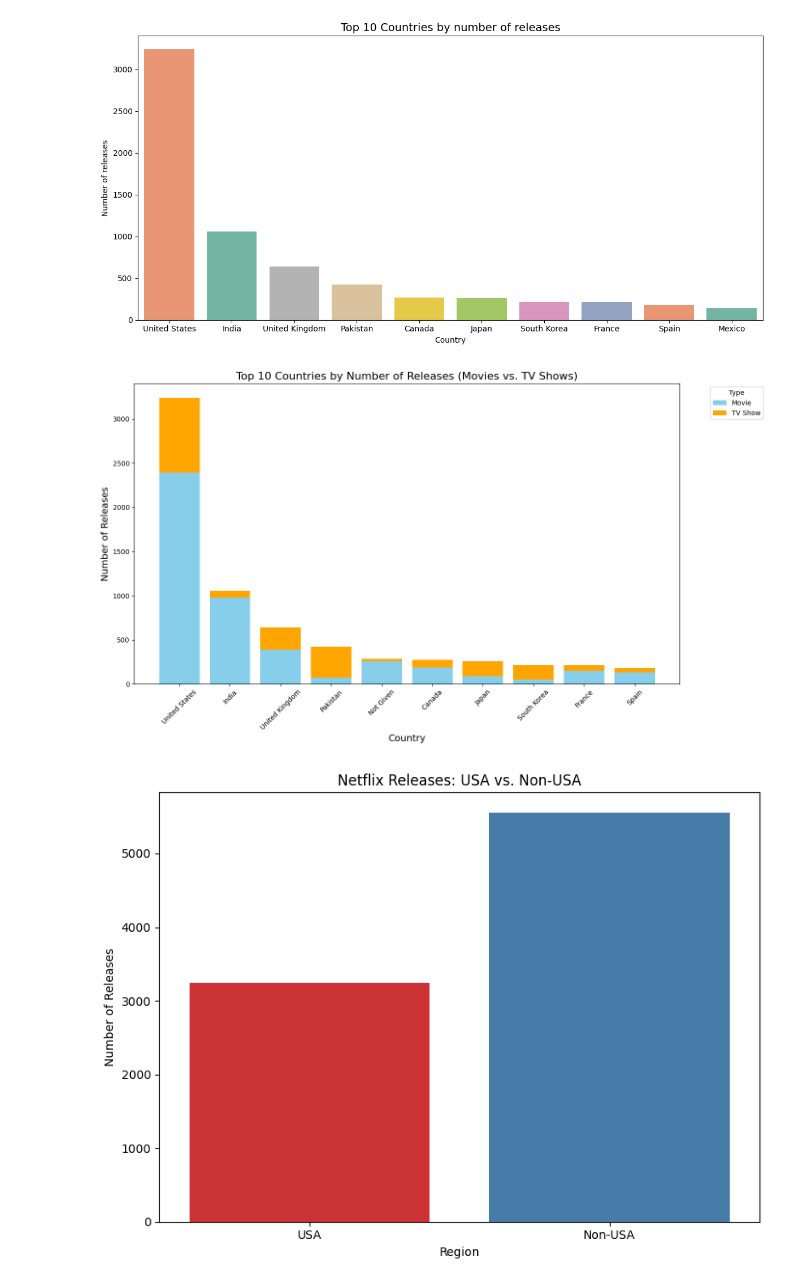
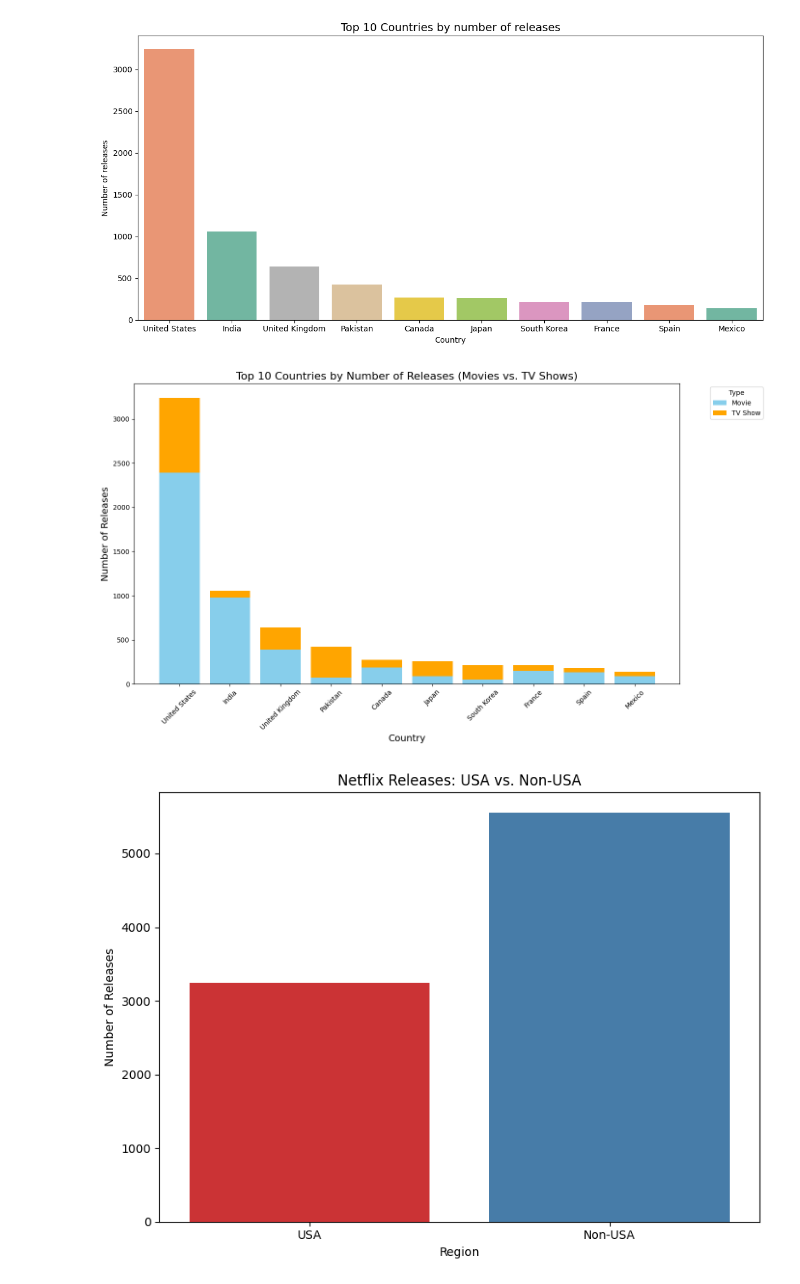
Before and after one commit to G-Bielokozowicz/Netflix-Data-Analysis, a Jupyter notebook: main.ipynb, the cells around one changed output. Saved outputs shown, nothing was run; the diff lists cells and outputs as text; code cells hidden in the pictures.

Commit message:
Fixed not given appearing in countries

```diff
--- a/main.ipynb
+++ b/main.ipynb
@@ -212,40 +212,41 @@ plt.show()
 # %%
 # Group by country and type, and count the number of releases
 country_type_counts = df.groupby(['country', 'type']).size().unstack(fill_value=0)
+country_type_counts = df[df['country'] != 'Not Given'].groupby(['country', 'type']).size().unstack(fill_value=0)
 
 # Calculate the total releases per country and get the top 10 countries
 country_type_counts['total'] = country_type_counts.sum(axis=1)  # Sum across Movie and TV Show
 top_10_countries = country_type_counts.nlargest(10, 'total').reset_index()     # Get top 10 countries
 
 
 plt.figure(figsize=(14, 8))
 
 plt.bar(
     top_10_countries['country'],
     top_10_countries['Movie'],
     label='Movie',
     color='skyblue'
 )
 
 plt.bar(
     top_10_countries['country'],
     top_10_countries['TV Show'],
     bottom=top_10_countries['Movie'],  # Stack TV Shows on top of Movies
     label='TV Show',
     color='orange'
 )
 
 plt.title('Top 10 Countries by Number of Releases (Movies vs. TV Shows)', size=16)
 plt.xlabel('Country', size=14)
 plt.ylabel('Number of Releases', size=14)
 
 plt.xticks(rotation=45)
 plt.legend(title='Type', bbox_to_anchor=(1.05, 1), loc='upper left')
 plt.tight_layout()
 
 plt.show()
 # %% [output]
-[figure, old version]
+[figure, new version]
 # %%
 # Compare USA vs non USA
 
```
